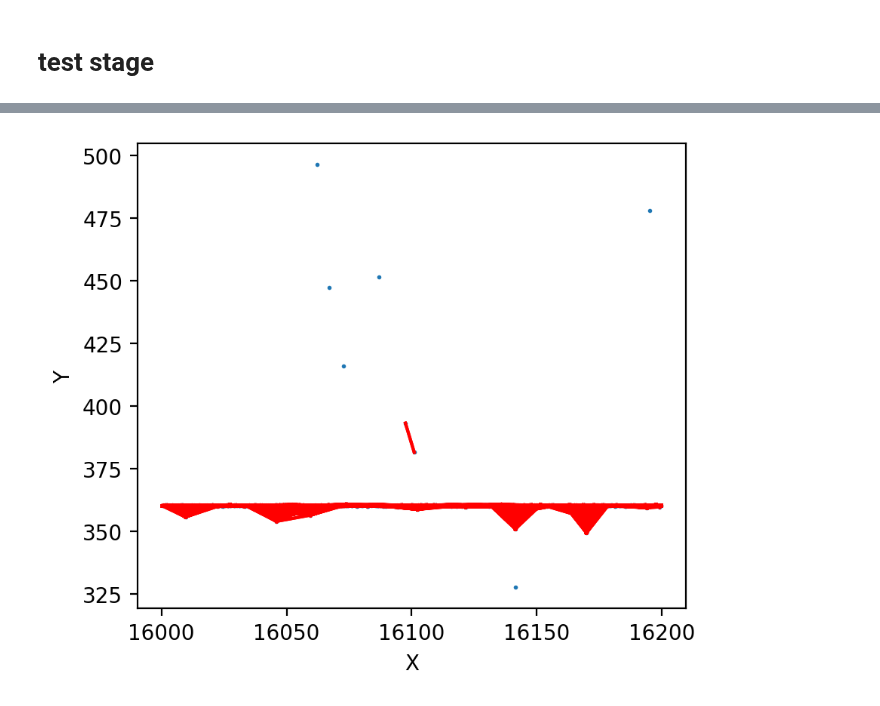
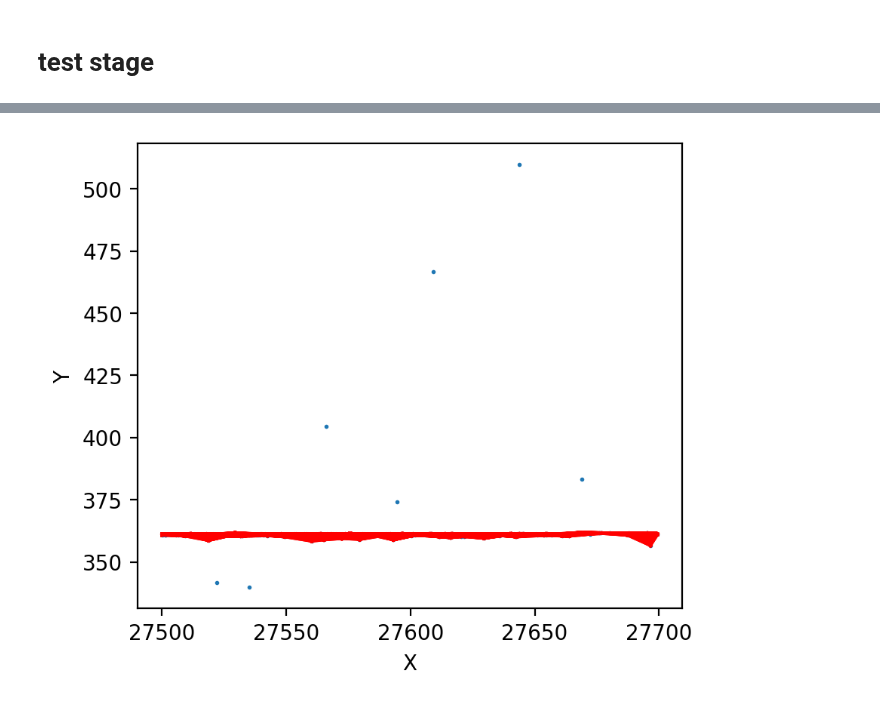
Before and after one commit to 1kaiser/ICESAT2, a Jupyter notebook: GraphConnectionICESAT2Photon.ipynb, the cells around one changed output, grey strips where cells are left out. Saved outputs shown, nothing was run; the diff lists cells and outputs as text; code cells hidden in the pictures.

```diff
--- a/GraphConnectionICESAT2Photon.ipynb
+++ b/GraphConnectionICESAT2Photon.ipynb
@@ -270,9 +234,9 @@ plot_points_and_connections(points, adjacency_matrix_numpy, "Distance", "Elevati
 fsize = 30
 filename = "/content/processed_ATL03_20210208175352_07141002_005_01.h5" #@param {type:"string"}
 track_name = "gt3r" #@param ["gt1l", "gt1r", "gt2l", "gt2r", "gt3l", "gt3r"]
-start_point = 3000 #@param {type:"integer"}
-distance_range = 500 #@param {type:"integer"}
-elevation_band_thickness = 1000 #@param {type:"integer"}
+start_point = 27500 #@param {type:"integer"}
+distance_range = 1000 #@param {type:"integer"}
+elevation_band_thickness = 500 #@param {type:"integer"}
 min_height_zone = elevation_band_thickness
 
 import h5py
@@ -336,7 +300,7 @@ def extract_elevation_data(filename, track_name, start_point, distance_range, el
     ax.set_xlabel('Along-Track Distance(m)', fontsize = fsize)
     ax.set_ylabel('height of photons',fontsize = fsize)
     ax.set_title('h_ph dataset from gt1l/heights',fontsize = int(fsize * 1.2 ))
-    ax.set_ylim(np.median(h_ph_data) - 500, np.median(h_ph_data) + 500)
+    ax.set_ylim(np.median(h_ph_data) - 1500, np.median(h_ph_data) + 1500)
 
 
     c = np.where((dist_ph_along_data > start_point) & (dist_ph_along_data < start_point + distance_range))[0]
@@ -362,6 +326,7 @@ def extract_elevation_data(filename, track_name, start_point, distance_range, el
 
     rect = patches.Rectangle((x_mean-distance_range/2, y_mean-min_height_zone/2), distance_range, min_height_zone, fill=False, linestyle='dotted', linewidth=2, edgecolor='red')
     ax.add_patch(rect)
+    fig.gca().set_aspect('equal')
 
     ax2 = fig.add_axes([0.5 - w_x / 2 , -0.8 - h_y/2 , w_x, h_y])
     ax2.set_xlabel('Along-Track Distance(m)', fontsize = fsize)
@@ -371,6 +336,7 @@ def extract_elevation_data(filename, track_name, start_point, distance_range, el
     ax2.tick_params(axis='both', which='major', labelsize=int(fsize * 0.7))
     ax2.grid(True)
     ax2.scatter(np.array(dist_ph_along_data)[d], np.array(h_ph_data)[d], s=20, alpha= 0.4)
+    fig.gca().set_aspect('equal')
 
     from osgeo import gdal
 
@@ -420,6 +386,7 @@ def extract_elevation_data(filename, track_name, start_point, distance_range, el
 
     ax3.scatter(lon_ph_data, lat_ph_data, s=1, alpha= 0.4, c ='g')
     ax3.scatter(np.array(lon_ph_data)[d], np.array(lat_ph_data)[d], s=20, alpha= 0.4, c = 'r')
+    fig.gca().set_aspect('equal')
 
 
     return distance, elevation
@@ -461,7 +428,7 @@ def plot_points_and_connections(elevation, distance, threshold):
       if adjacency_matrix[i, j] == 1:
         ax4.plot( [points[i, 1], points[j, 1]], [points[i, 0], points[j, 0]], 'r-')
   ax4.scatter(points[:, 1], points[:, 0], s = 1)
-  # ax4.gca().set_aspect('equal')
+  fig.gca().set_aspect('equal')
   ax4.tick_params(axis='both', which='major', labelsize=int(fsize * 0.7))
   ax4.grid(True)
   ax4.set_xlabel('distance', fontsize = fsize)
@@ -478,7 +443,7 @@ plot_points_and_connections(elevation, distance, threshold)
 #@title **Elevation & Distance Sample Extraction based on DENSITY and MEDIAN threshold** { vertical-output: true }
 filename = "/content/processed_ATL03_20210208175352_07141002_005_01.h5" #@param {type:"string"}
 track_name = "gt2r" #@param ["gt1l", "gt1r", "gt2l", "gt2r", "gt3l", "gt3r"]
-start_point = 16000 #@param {type:"integer"}
+start_point = 27500 #@param {type:"integer"}
 distance_range = 200 #@param {type:"integer"}
 elevation_band_thickness = 300 #@param {type:"integer"}
 
@@ -589,31 +554,31 @@ def create_adjacency_matrix(points, threshold_type):
 #   mask = distance_matrix < threshold
 #   adjacency_matrix = np.where(mask, 1, 0)
 #   return adjacency_matrix
 
 def plot_points_and_connections(elevation, distance, threshold):
   # Create the points array.
   points = create_points(elevation, distance)
   n = len(elevation)
   adjacency_matrix = np.zeros((n, n))
   adjacency_matrix = create_adjacency_matrix(points, "density")
 
   # Plot the points and the connections.
   fig = plt.figure(figsize=(12, 4), dpi=200)
 
   for i in range(n):
     for j in range(n):
       if adjacency_matrix[i, j] == 1:
         plt.plot( [points[i, 1], points[j, 1]], [points[i, 0], points[j, 0]], 'r-')
   plt.scatter(points[:, 1], points[:, 0], s = 1)
   plt.gca().set_aspect('equal')
   plt.xlabel("X")
   plt.ylabel("Y")
   return fig
 
 distance, elevation = extract_elevation_data(filename, track_name, start_point, distance_range, elevation_band_thickness)
 threshold = "density" #@param ["density", "median"]
 
 plot_points_and_connections(elevation, distance, threshold)
 plt.show()
 # %% [output]
-[figure, old version]
+[figure, new version]
```
Also changed, not shown: parts of 3 cells of this notebook.
